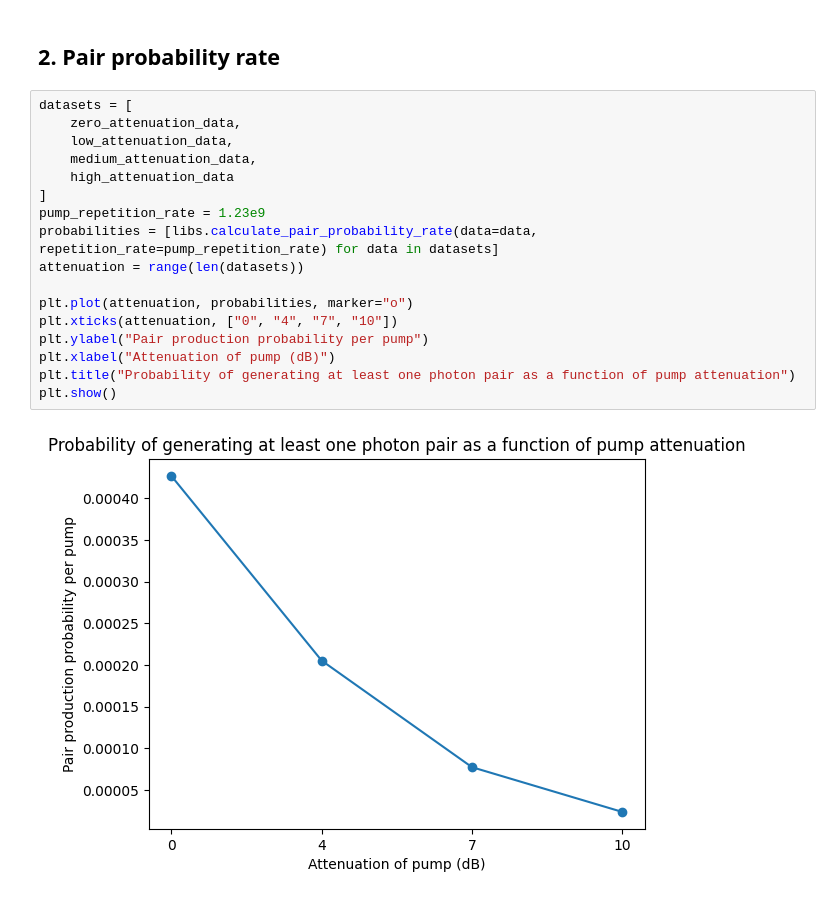
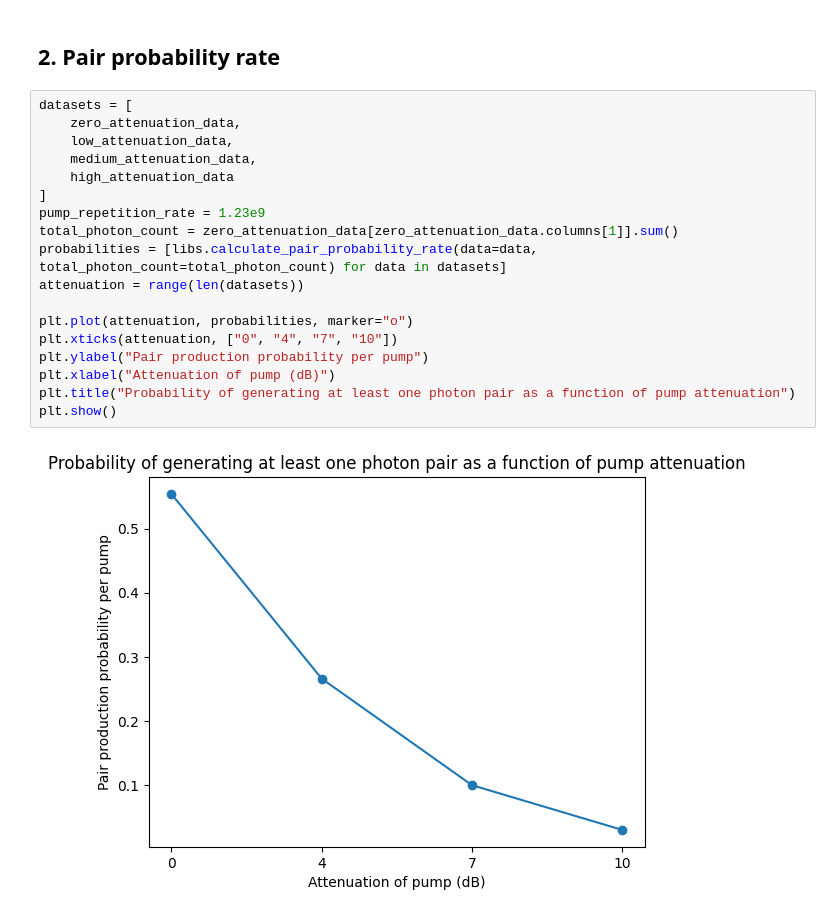
Before and after one commit to kieranroneill/ku-iqis, a Jupyter notebook: electro_data_analysis.ipynb, the cells around one changed output. Cells and saved outputs as stored; diff of their text form.

Commit message:
feat: uses zero attenuation for probability count and adds rates to poster

```diff
--- a/electro_data_analysis.ipynb
+++ b/electro_data_analysis.ipynb
@@ -43,19 +43,20 @@ libs.plot_photon_arrival_time_histogram(data=high_attenuation_data, title="Photo
 # %%
 datasets = [
     zero_attenuation_data,
     low_attenuation_data,
     medium_attenuation_data,
     high_attenuation_data
 ]
 pump_repetition_rate = 1.23e9
-probabilities = [libs.calculate_pair_probability_rate(data=data, repetition_rate=pump_repetition_rate) for data in datasets]
+total_photon_count = zero_attenuation_data[zero_attenuation_data.columns[1]].sum()
+probabilities = [libs.calculate_pair_probability_rate(data=data, total_photon_count=total_photon_count) for data in datasets]
 attenuation = range(len(datasets))
 
 plt.plot(attenuation, probabilities, marker="o")
 plt.xticks(attenuation, ["0", "4", "7", "10"])
 plt.ylabel("Pair production probability per pump")
 plt.xlabel("Attenuation of pump (dB)")
 plt.title("Probability of generating at least one photon pair as a function of pump attenuation")
 plt.show()
 # %% [output]
-[figure, old version]
+[figure, new version]
```
Also changed, not shown: 2 other files.
